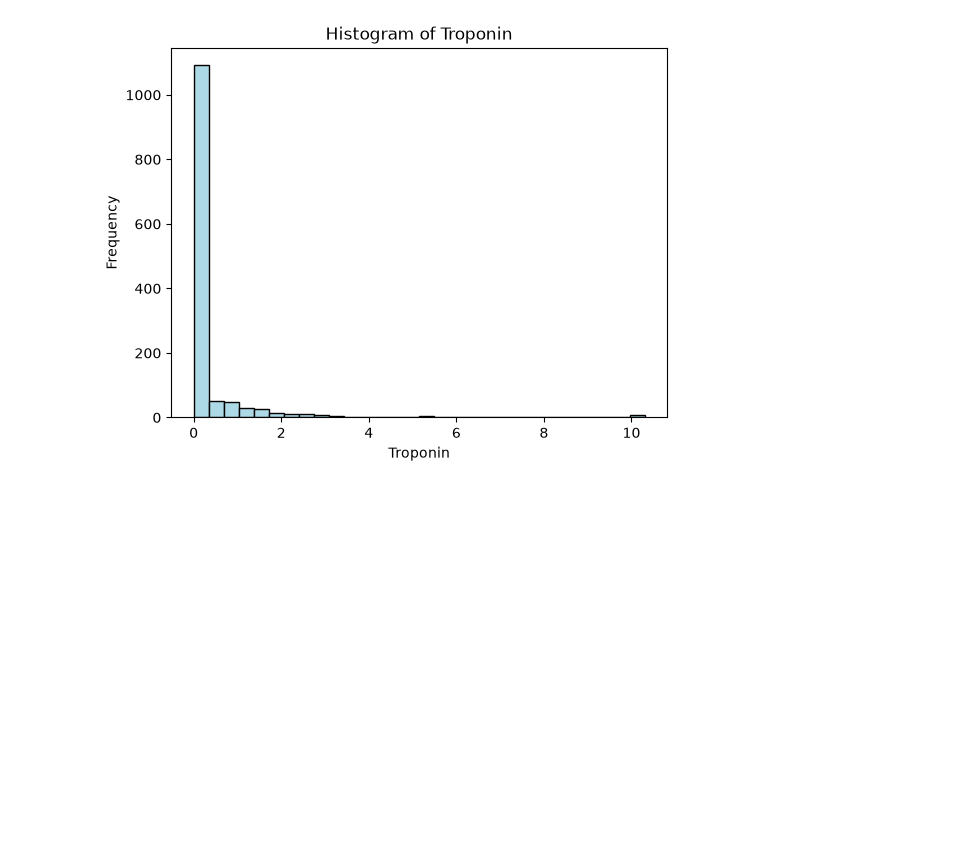
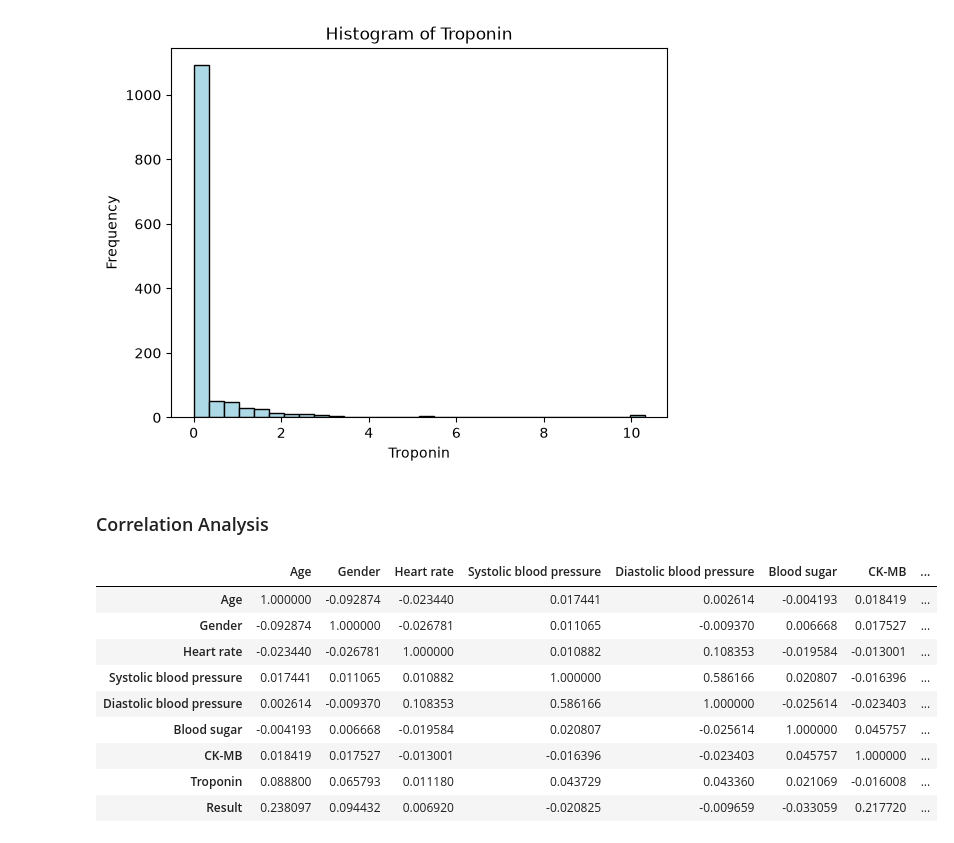
Before and after one commit to erenunalll/heart-attack-prediction, a Jupyter notebook: notebooks/eda.ipynb, the cells around one changed output. Drawn from its saved outputs; the diff is of its cells as text; code cells hidden in the pictures; blank space fills up the shorter version.

```diff
--- a/notebooks/eda.ipynb
+++ b/notebooks/eda.ipynb
@@ -125,3 +125,19 @@ plt.savefig("../plots/troponin_hist.png")
 plt.show()
 # %% [output]
 [figure]
+# %% [markdown]
+### Correlation Analysis
+# %%
+pcsd_df = pd.read_csv("../dataset/processed/processed_Medicaldataset.csv")
+pcsd_df.corr()
+# %% [output]
+|  | Age | Gender | Heart rate | Systolic blood pressure | Diastolic blood pressure | Blood sugar | CK-MB | ... |
+| Age | 1.000000 | -0.092874 | -0.023440 | 0.017441 | 0.002614 | -0.004193 | 0.018419 | ... |
+| Gender | -0.092874 | 1.000000 | -0.026781 | 0.011065 | -0.009370 | 0.006668 | 0.017527 | ... |
+| Heart rate | -0.023440 | -0.026781 | 1.000000 | 0.010882 | 0.108353 | -0.019584 | -0.013001 | ... |
+| Systolic blood pressure | 0.017441 | 0.011065 | 0.010882 | 1.000000 | 0.586166 | 0.020807 | -0.016396 | ... |
+| Diastolic blood pressure | 0.002614 | -0.009370 | 0.108353 | 0.586166 | 1.000000 | -0.025614 | -0.023403 | ... |
+| Blood sugar | -0.004193 | 0.006668 | -0.019584 | 0.020807 | -0.025614 | 1.000000 | 0.045757 | ... |
+| CK-MB | 0.018419 | 0.017527 | -0.013001 | -0.016396 | -0.023403 | 0.045757 | 1.000000 | ... |
+| Troponin | 0.088800 | 0.065793 | 0.011180 | 0.043729 | 0.043360 | 0.021069 | -0.016008 | ... |
+| Result | 0.238097 | 0.094432 | 0.006920 | -0.020825 | -0.009659 | -0.033059 | 0.217720 | ... |
```
Also changed, not shown: 5 other files.
